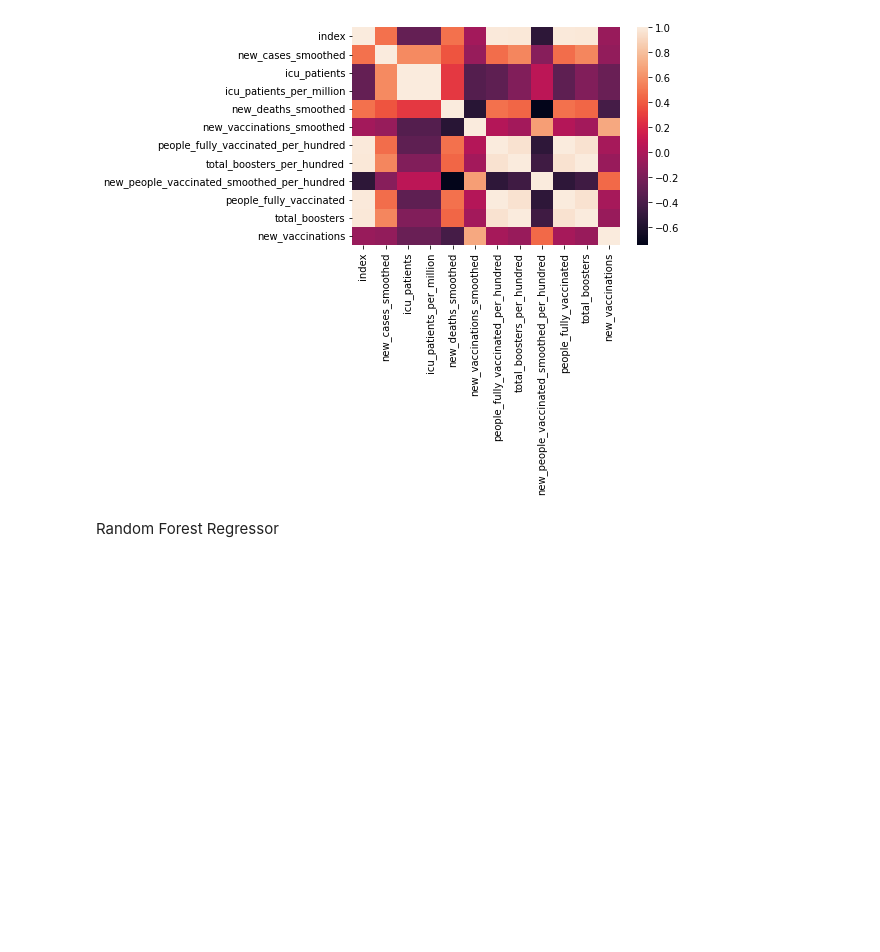
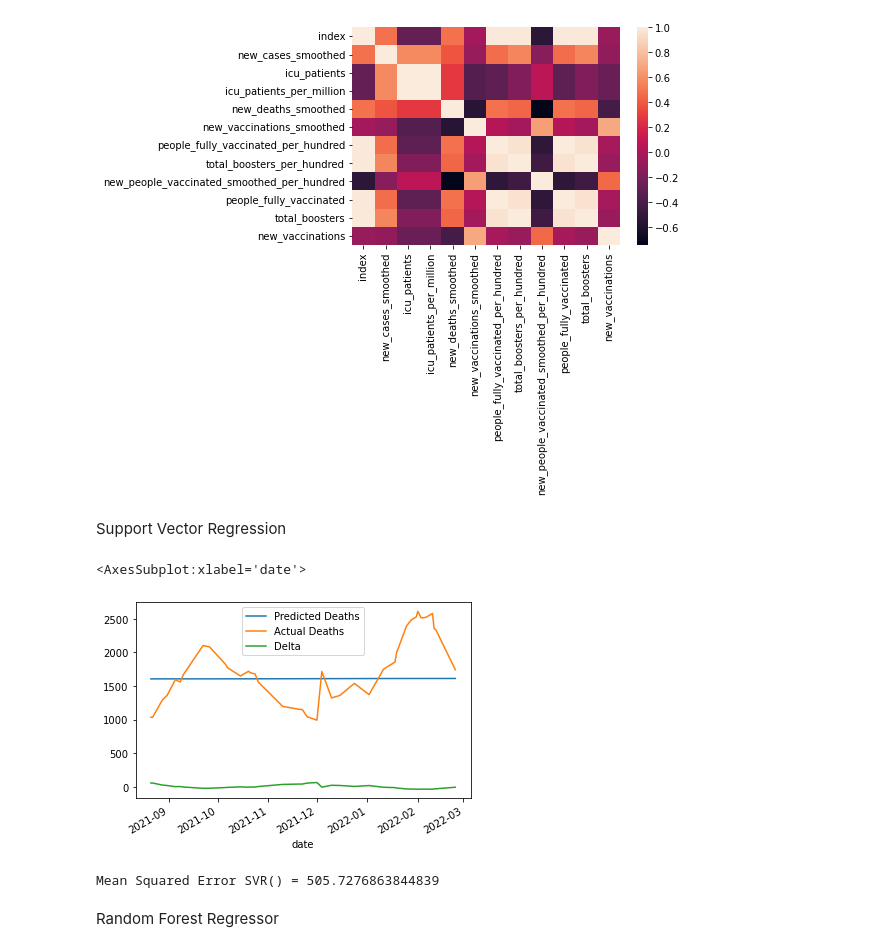
Before and after one commit to byoung6/COVID, a Jupyter notebook: covid_data_fromSQL_MachineLearningModel.ipynb, the cells around one changed output. Cells and saved outputs as stored; diff of their text form; code cells hidden in the pictures; blank space fills up the shorter version.

Commit message:
updated ML notebook with svm svr model and added mean square error

```diff
--- a/covid_data_fromSQL_MachineLearningModel.ipynb
+++ b/covid_data_fromSQL_MachineLearningModel.ipynb
@@ -162,6 +163,53 @@ sns.heatmap(dataFrame.corr())
 # %% [output]
 <AxesSubplot:>
 [figure]
+# %% [markdown]
+Support Vector Regression
+# %%
+dataFrame['date'] = pd.to_datetime(dataFrame['date'])
+dataFrame = dataFrame.set_index('date')
+
+# Target: what you're predicting -- your dependent variable
+y = dataFrame['new_deaths_smoothed']
+
+# Features: what you think affects your target -- your independent variables
+X = dataFrame[['new_cases_smoothed',
+                 'icu_patients',
+                 'new_vaccinations_smoothed',
+                 'people_fully_vaccinated',
+                 'total_boosters',
+                 'new_vaccinations']]
+
+# Train test split
+X_train, X_test, y_train, y_test = train_test_split(X, y, test_size = 0.2)
+
+# Model Fit
+model = SVR()
+model.fit(X_train, y_train)
+
+# Predict
+y_pred = model.predict(X_test)
+
+# Results
+y_test_df = pd.DataFrame(y_test)
+
+y_pred_df = pd.DataFrame(y_pred, index = y_test_df.index)
+res = pd.concat([y_pred_df, y_test_df], axis = 1)
+res.columns = ['Predicted Deaths', 'Actual Deaths']
+res['Delta'] = ((res['Predicted Deaths'] - res['Actual Deaths'])/res['Actual Deaths']) * 100
+
+# Plot
+res.plot()
+# %% [output]
+<AxesSubplot:xlabel='date'>
+[figure, added]
+# %%
+# mean squared error calculation to determine accuracy of randomforestregressor model
+
+rms = mean_squared_error(y_test, y_pred, squared=False)
+print(f'Mean Squared Error {model} = {rms}')
+# %% [output]
+Mean Squared Error SVR() = 505.7276863844839
 # %% [markdown]
 Random Forest Regressor
 # %%
```
Also changed, not shown: parts of 5 cells of this notebook, 2 other files.
